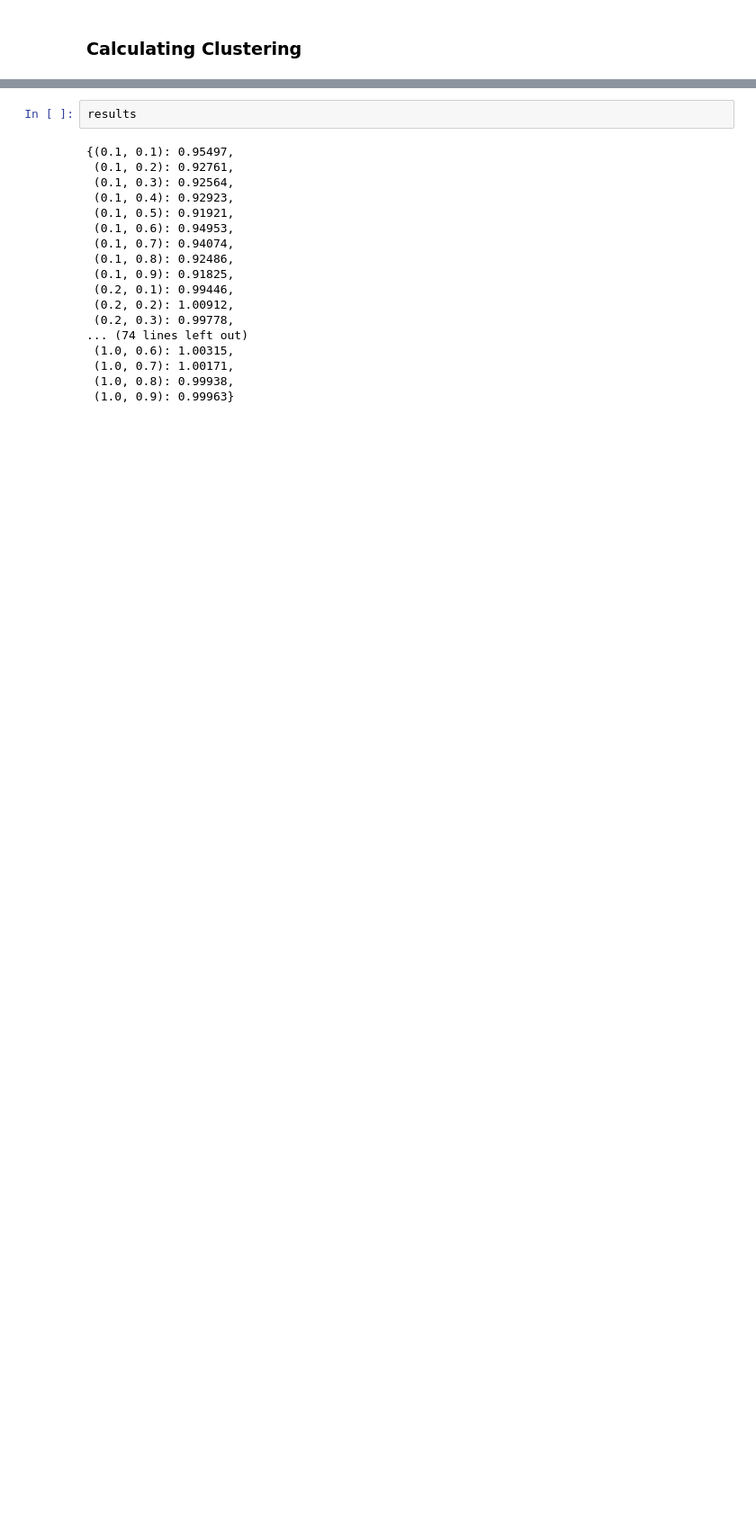
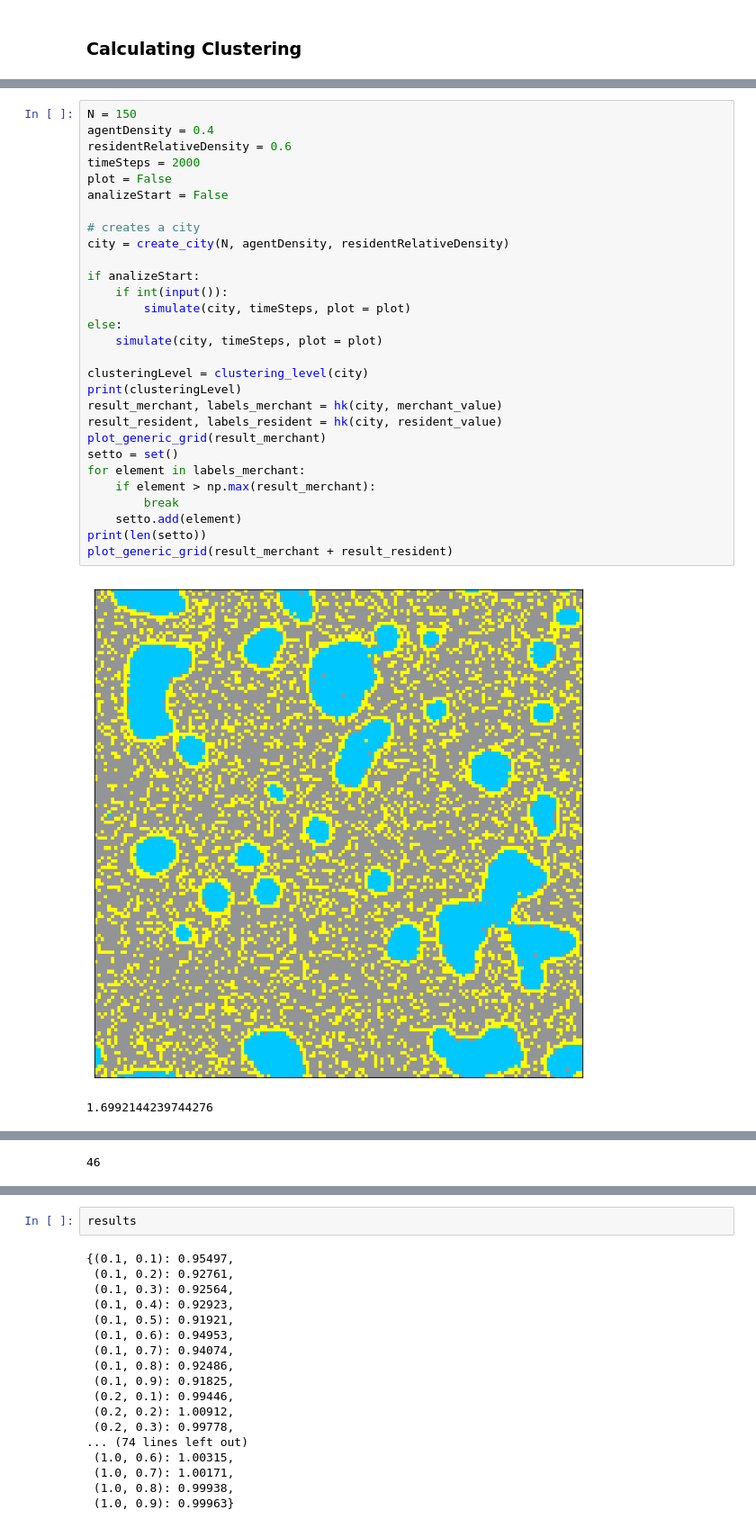
Before and after one commit to AlantheBenign/Critical-mass-model-for-social-dynamic, a Jupyter notebook: Projeto/Merchants_no_borders.ipynb, the cells around one changed output, grey strips where cells are left out. Shown at 90% size. Cells and saved outputs as stored; diff of their text form; blank space fills up the shorter version.

```diff
--- a/Projeto/Merchants_no_borders.ipynb
+++ b/Projeto/Merchants_no_borders.ipynb
@@ -268,0 +321,32 @@ plotar(clusteringLevel)
+# %%
+N = 150
+agentDensity = 0.4
+residentRelativeDensity = 0.6
+timeSteps = 2000
+plot = False
+analizeStart = False
+
+# creates a city
+city = create_city(N, agentDensity, residentRelativeDensity)
+
+if analizeStart:
+    if int(input()):
+        simulate(city, timeSteps, plot = plot)
+else:
+    simulate(city, timeSteps, plot = plot)
+
+clusteringLevel = clustering_level(city)
+print(clusteringLevel)
+result_merchant, labels_merchant = hk(city, merchant_value)
+result_resident, labels_resident = hk(city, resident_value)
+plot_generic_grid(result_merchant)
+setto = set()
+for element in labels_merchant:
+    if element > np.max(result_merchant):
+        break
+    setto.add(element)
+print(len(setto))
+plot_generic_grid(result_merchant + result_resident)
+# %% [output]
+[figure, added]
+1.6992144239744276
@@ -268,0 +354 @@ plotar(clusteringLevel)
+46
```
Also changed, not shown: parts of 12 cells of this notebook, 1 other file.
